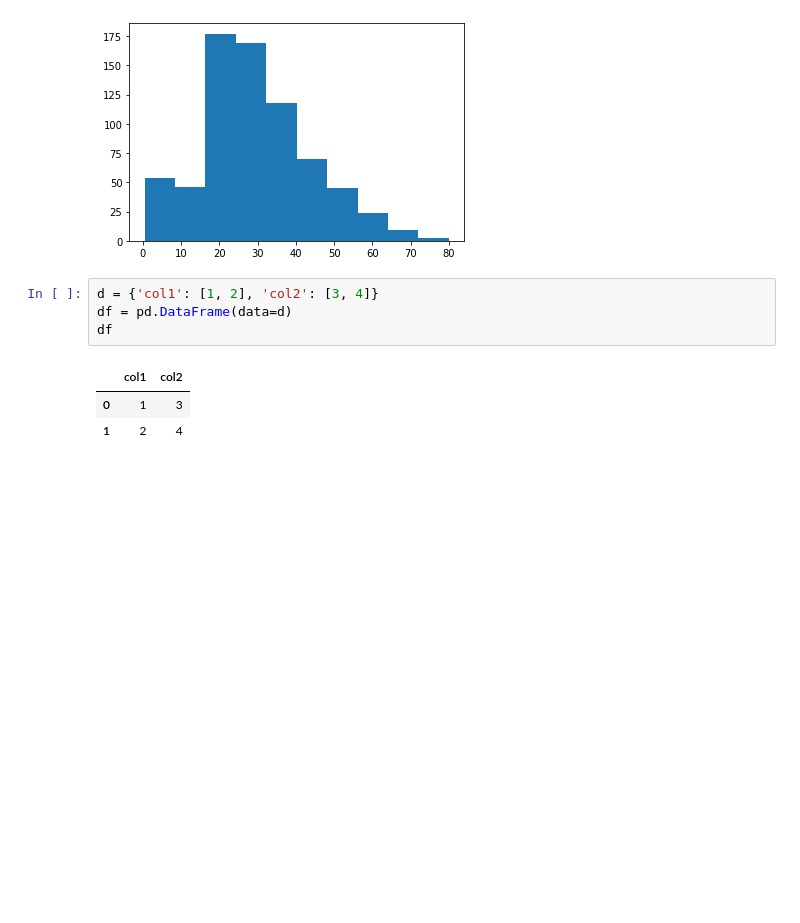
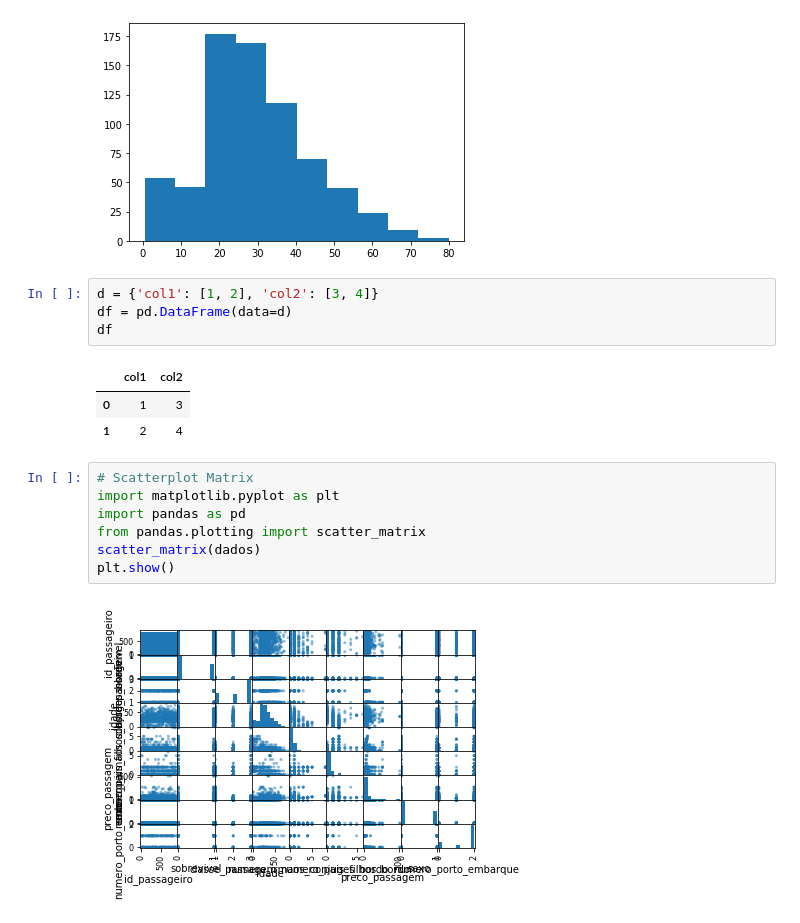
Before and after one commit to EduardoMoraesRitter/Titanic-Machine-Learning-from-Disaster, a Jupyter notebook: explorando_dados.ipynb, the cells around one changed output. Saved outputs shown, nothing was run; the diff lists cells and outputs as text; blank space fills up the shorter version.

```diff
--- a/explorando_dados.ipynb
+++ b/explorando_dados.ipynb
@@ -190,3 +190,12 @@ df
 |  | col1 | col2 |
 | 0 | 1 | 3 |
 | 1 | 2 | 4 |
+# %%
+# Scatterplot Matrix
+import matplotlib.pyplot as plt
+import pandas as pd
+from pandas.plotting import scatter_matrix
+scatter_matrix(dados)
+plt.show()
+# %% [output]
+[figure, added]
```
